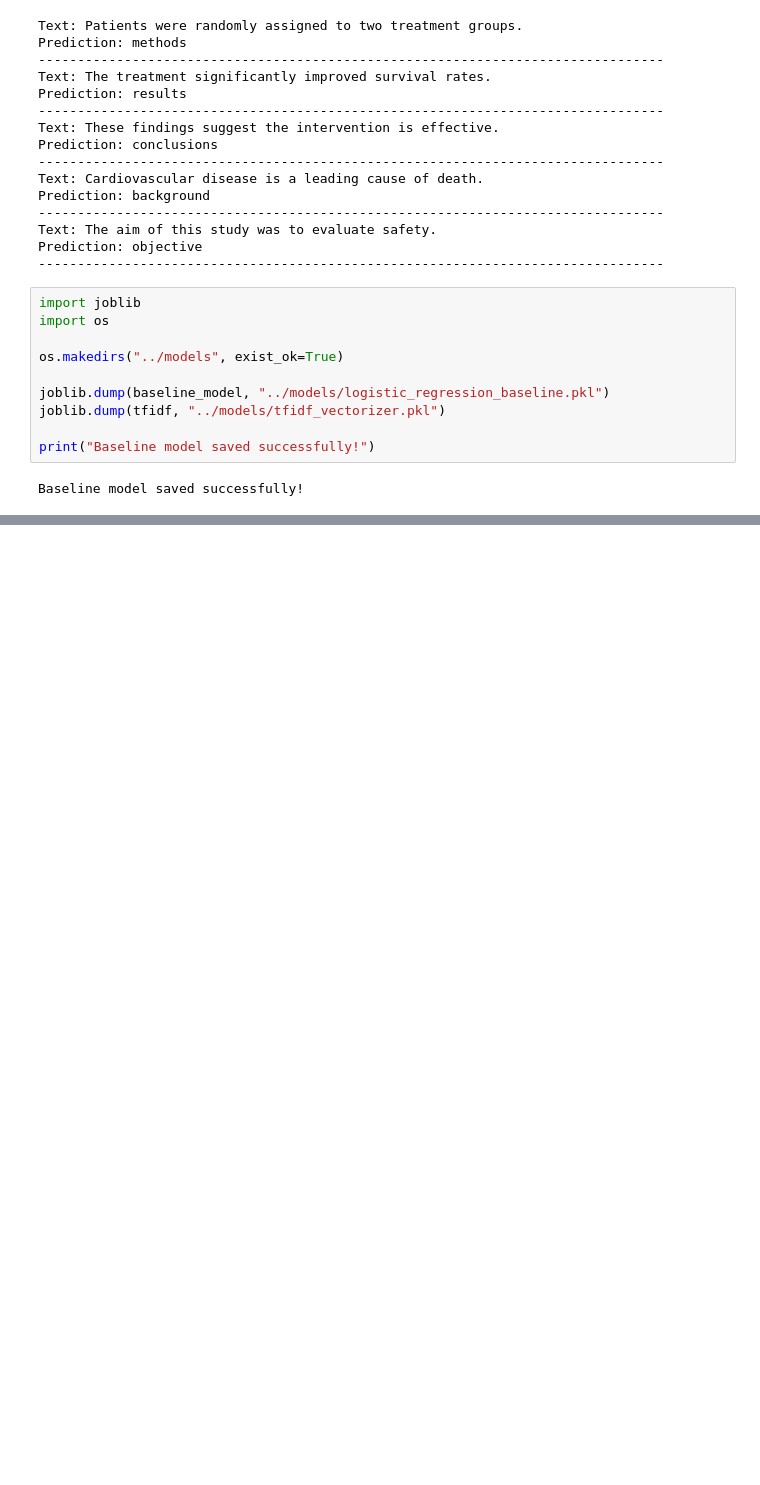
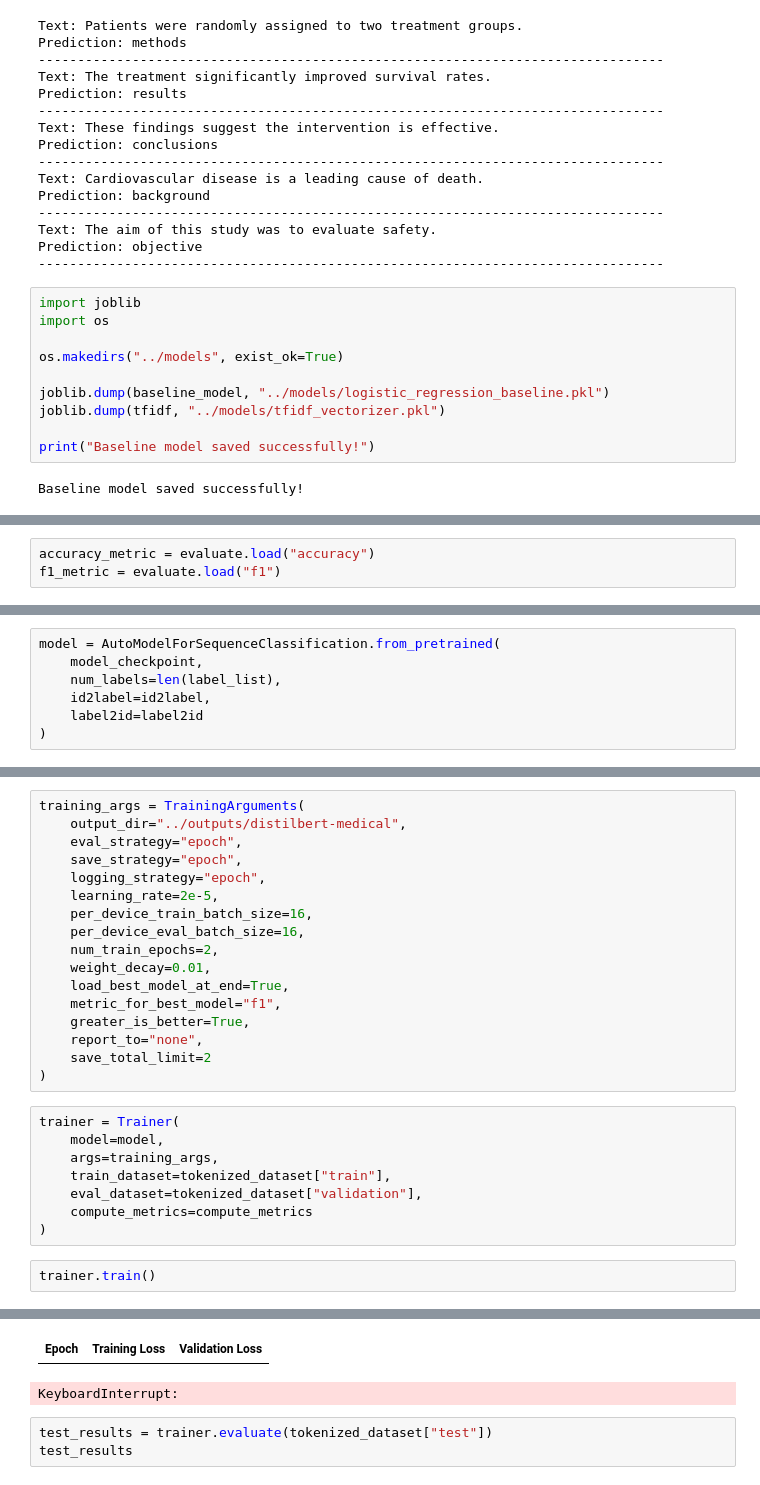
Before and after one commit to Suhail-Khan-06/medclassify-ai, a Jupyter notebook: notebooks/bert_training.ipynb, the cells around one changed output, grey strips where cells are left out. Drawn from its saved outputs; the diff is of its cells as text; blank space fills up the shorter version.

```diff
--- a/notebooks/bert_training.ipynb
+++ b/notebooks/bert_training.ipynb
@@ -270,0 +341,3 @@ Baseline model saved successfully!
+# %%
+accuracy_metric = evaluate.load("accuracy")
+f1_metric = evaluate.load("f1")
@@ -270,0 +364,7 @@ Baseline model saved successfully!
+# %%
+model = AutoModelForSequenceClassification.from_pretrained(
+    model_checkpoint,
+    num_labels=len(label_list),
+    id2label=id2label,
+    label2id=label2id
+)
@@ -270,0 +388,28 @@ Baseline model saved successfully!
+# %%
+training_args = TrainingArguments(
+    output_dir="../outputs/distilbert-medical",
+    eval_strategy="epoch",
+    save_strategy="epoch",
+    logging_strategy="epoch",
+    learning_rate=2e-5,
+    per_device_train_batch_size=16,
+    per_device_eval_batch_size=16,
+    num_train_epochs=2,
+    weight_decay=0.01,
+    load_best_model_at_end=True,
+    metric_for_best_model="f1",
+    greater_is_better=True,
+    report_to="none",
+    save_total_limit=2
+)
+# %%
+trainer = Trainer(
+    model=model,
+    args=training_args,
+    train_dataset=tokenized_dataset["train"],
+    eval_dataset=tokenized_dataset["validation"],
+    compute_metrics=compute_metrics
+)
+# %%
+trainer.train()
+# %% [output]
@@ -270,0 +417,5 @@ Baseline model saved successfully!
+| Epoch | Training Loss | Validation Loss |
+KeyboardInterrupt:
+# %%
+test_results = trainer.evaluate(tokenized_dataset["test"])
+test_results
```
Also changed, not shown: parts of 11 cells of this notebook, 1 other file.
